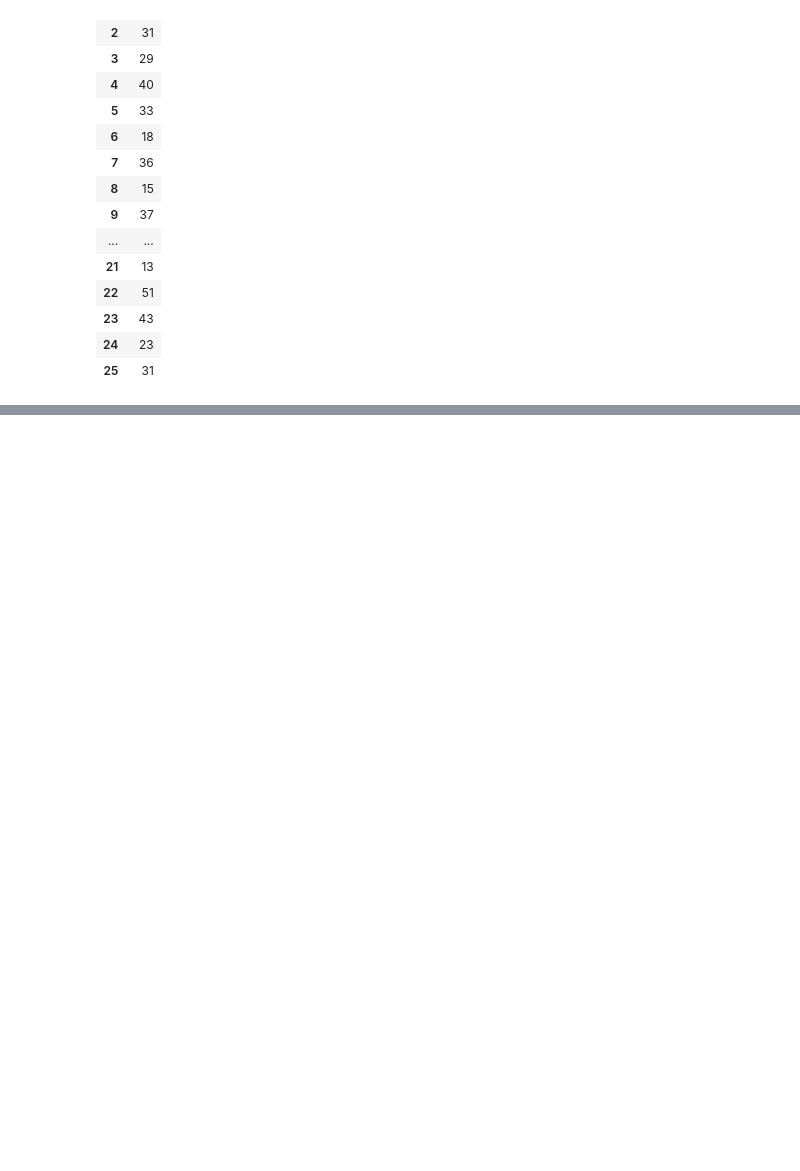
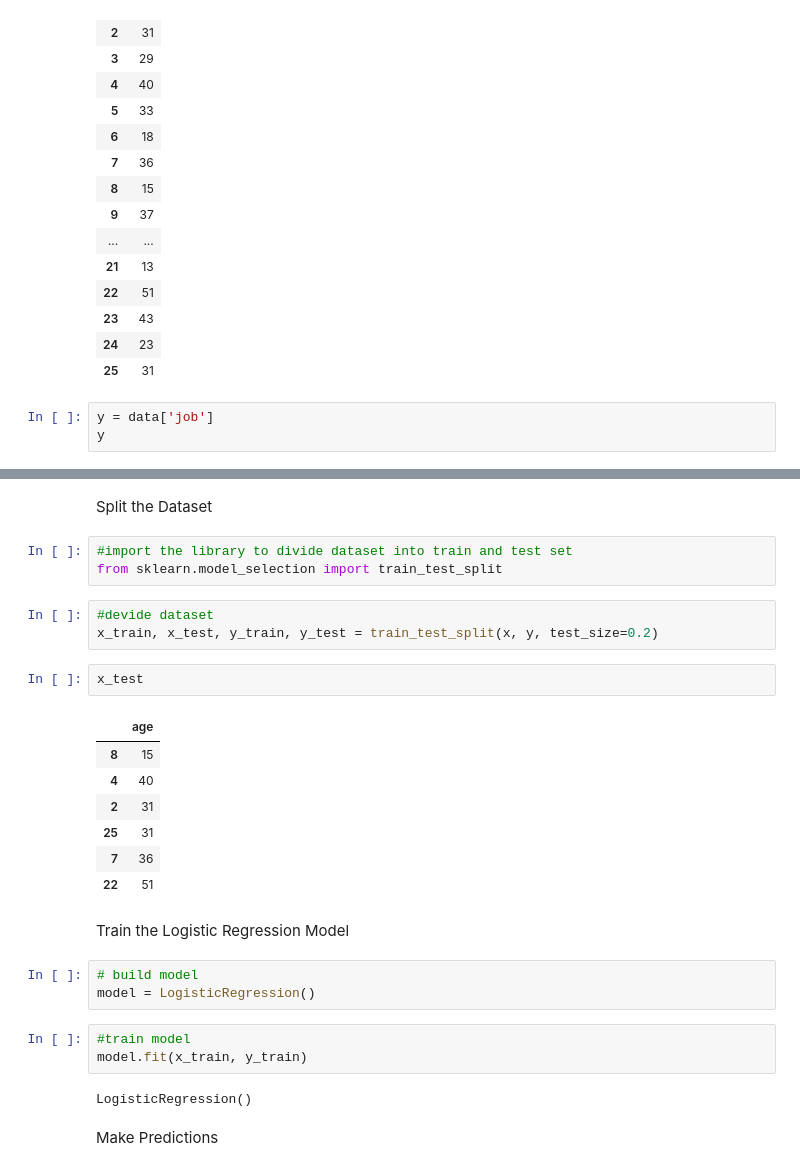
Before and after one commit to GayangaBandara/AI-ML, a Jupyter notebook: CCS4340_Lab_Sheet/lab3_practical.ipynb, the cells around one changed output, grey strips where cells are left out. Cells and saved outputs as stored; diff of their text form; blank space fills up the shorter version.

Commit message:
Train the LogisticRegression model

```diff
--- a/CCS4340_Lab_Sheet/lab3_practical.ipynb
+++ b/CCS4340_Lab_Sheet/lab3_practical.ipynb
@@ -57,3 +57,6 @@ x
 | 23 | 43 |
 | 24 | 23 |
 | 25 | 31 |
+# %%
+y = data['job']
+y
@@ -59,0 +81,30 @@ x
+# %% [markdown]
+Split the Dataset
+# %%
+#import the library to divide dataset into train and test set
+from sklearn.model_selection import train_test_split
+# %%
+#devide dataset
+x_train, x_test, y_train, y_test = train_test_split(x, y, test_size=0.2)
+# %%
+x_test
+# %% [output]
+|  | age |
+| 8 | 15 |
+| 4 | 40 |
+| 2 | 31 |
+| 25 | 31 |
+| 7 | 36 |
+| 22 | 51 |
+# %% [markdown]
+Train the Logistic Regression Model
+# %%
+# build model
+model = LogisticRegression()
+# %%
+#train model
+model.fit(x_train, y_train)
+# %% [output]
+LogisticRegression()
+# %% [markdown]
+Make Predictions
```
Also changed, not shown: parts of 4 cells of this notebook.
